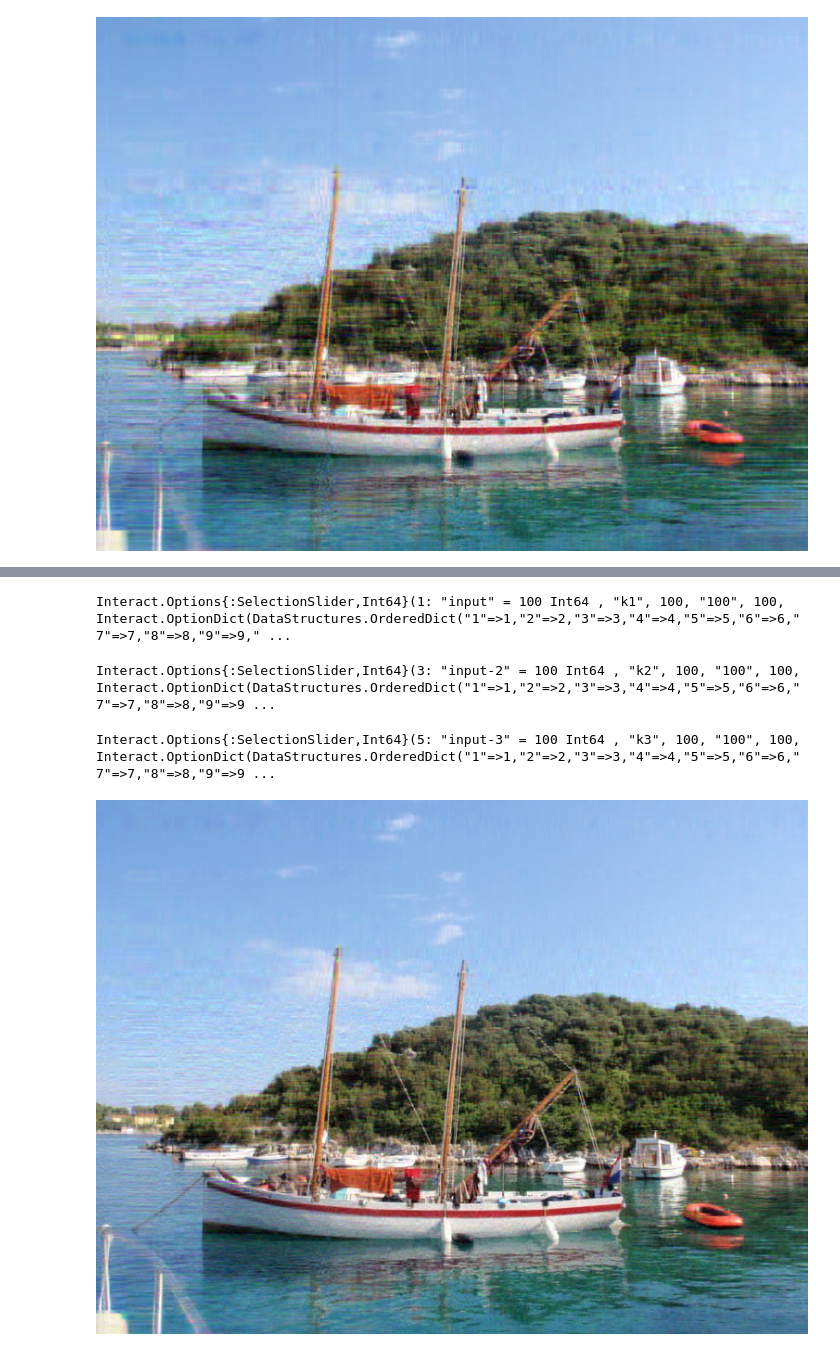
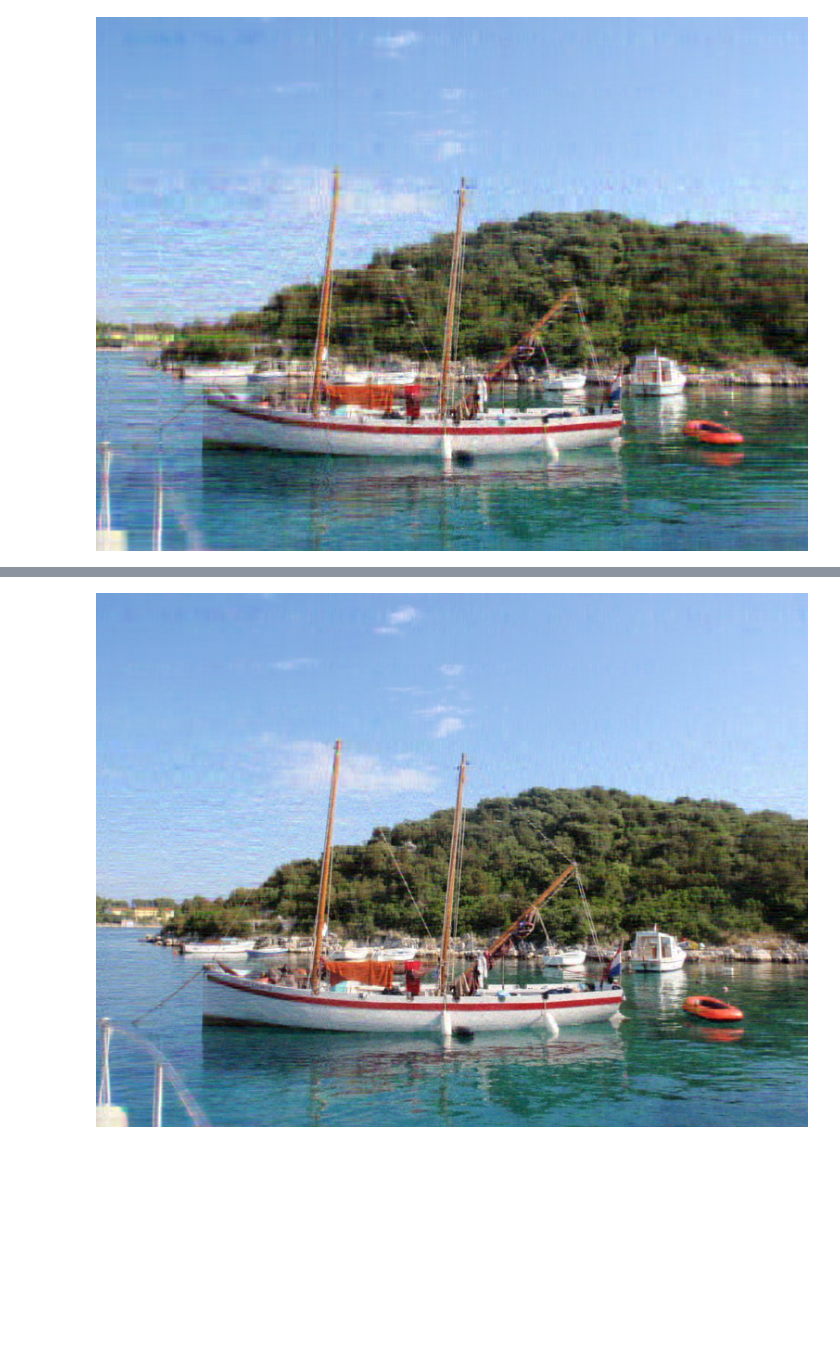
Before and after one commit to ivanslapnicar/Numericka_analiza, a Jupyter notebook: src/NA17 Kompresija podataka.ipynb, the cells around one changed output, grey strips where cells are left out. Saved outputs shown, nothing was run; the diff lists cells and outputs as text; code cells hidden in the pictures; blank space fills up the shorter version.

```diff
--- a/src/NA17 Kompresija podataka.ipynb
+++ b/src/NA17 Kompresija podataka.ipynb
@@ -32,6 +27,5 @@ show(img[1,1])
 RGB{N0f8}(0.439,0.624,0.843)
 # %%
 # Razdvojimo sliku na R, G i B komponente
-#imgsep=permuteddimsview(channelview(img), (2, 3, 1));
-channels=float(channelview(img))
+channels=channelview(img)
 # %% [output]
@@ -159,16 +126,12 @@ using Interact
-# %%
-n = 200
-@manipulate for k1 in 1:n, k2 in 1:n, k3 in 1:n
-    Rc=qR[:,1:k1]*rR[1:k1,invperm(pR)]
-    Gc=qG[:,1:k2]*rG[1:k2,invperm(pG)]
-    Bc=qB[:,1:k3]*rB[1:k3,invperm(pB)]
-    Rc=min.(max.(Rc,0),1)
-    Gc=min.(max.(Gc,0),1)
-    Bc=min.(max.(Bc,0),1)
-    colorview(RGB,Rc,Gc,Bc)
-end
-# %% [output]
-Interact.Options{:SelectionSlider,Int64}(1: "input" = 100 Int64 , "k1", 100, "100", 100, Interact.OptionDict(DataStructures.OrderedDict("1"=>1,"2"=>2,"3"=>3,"4"=>4,"5"=>5,"6"=>6,"7"=>7,"8"=>8,"9"=>9," ...
-Interact.Options{:SelectionSlider,Int64}(3: "input-2" = 100 Int64 , "k2", 100, "100", 100, Interact.OptionDict(DataStructures.OrderedDict("1"=>1,"2"=>2,"3"=>3,"4"=>4,"5"=>5,"6"=>6,"7"=>7,"8"=>8,"9"=>9 ...
-Interact.Options{:SelectionSlider,Int64}(5: "input-3" = 100 Int64 , "k3", 100, "100", 100, Interact.OptionDict(DataStructures.OrderedDict("1"=>1,"2"=>2,"3"=>3,"4"=>4,"5"=>5,"6"=>6,"7"=>7,"8"=>8,"9"=>9 ...
-[figure, removed]
+# %%
+# Pogledajmo kako raste kvalita
+k=100
+k1=k
+k2=k
+k3=k
+RedC=Matrix(R.Q)[:,1:k1]*R.R[1:k1,invperm(R.p)]
+GreenC=Matrix(G.Q)[:,1:k2]*G.R[1:k2,invperm(G.p)]
+BlueC=Matrix(B.Q)[:,1:k3]*B.R[1:k3,invperm(B.p)]
+colorview(RGB,RedC,GreenC,BlueC)
+# %% [output]
+[figure, added]
```
Also changed, not shown: parts of 7 cells of this notebook, 3 other files.
